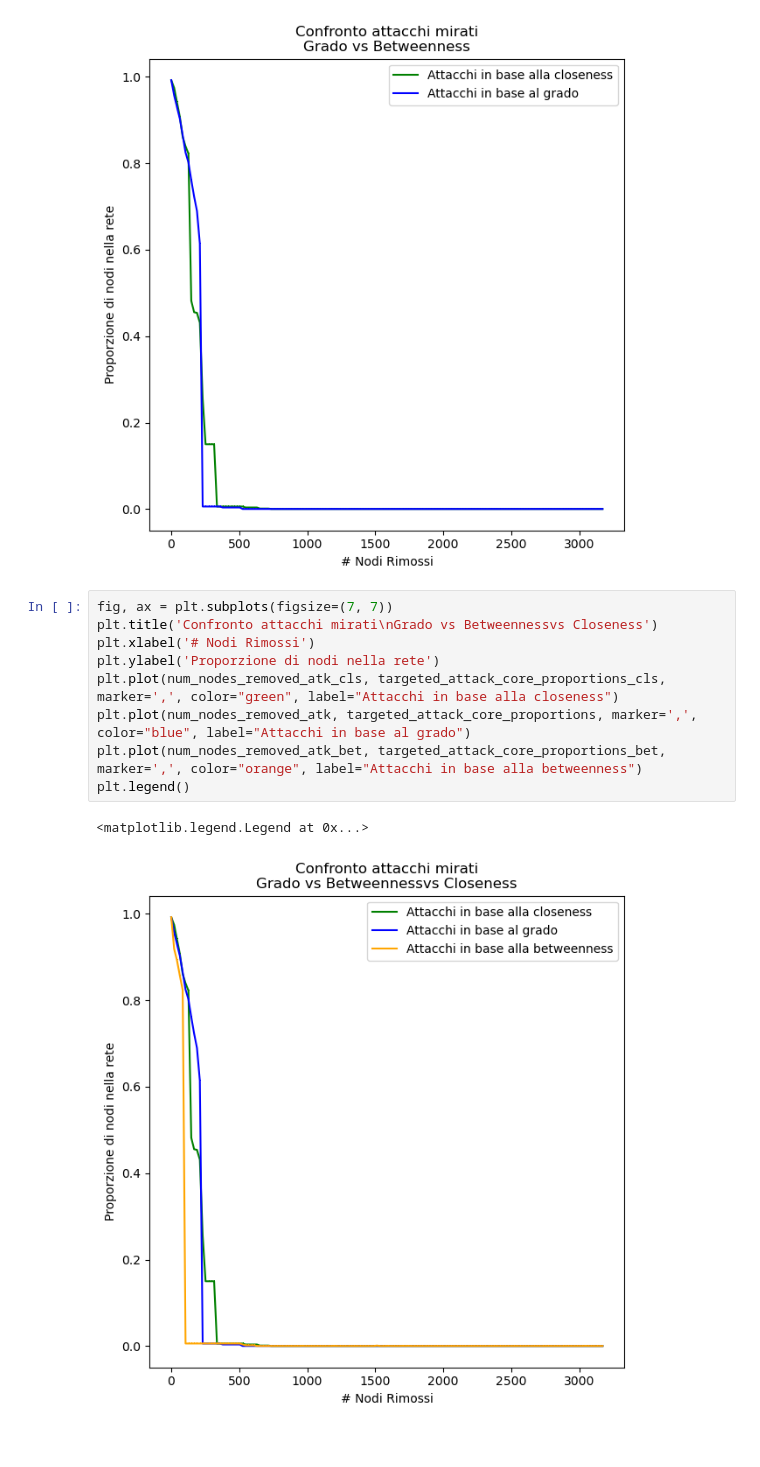
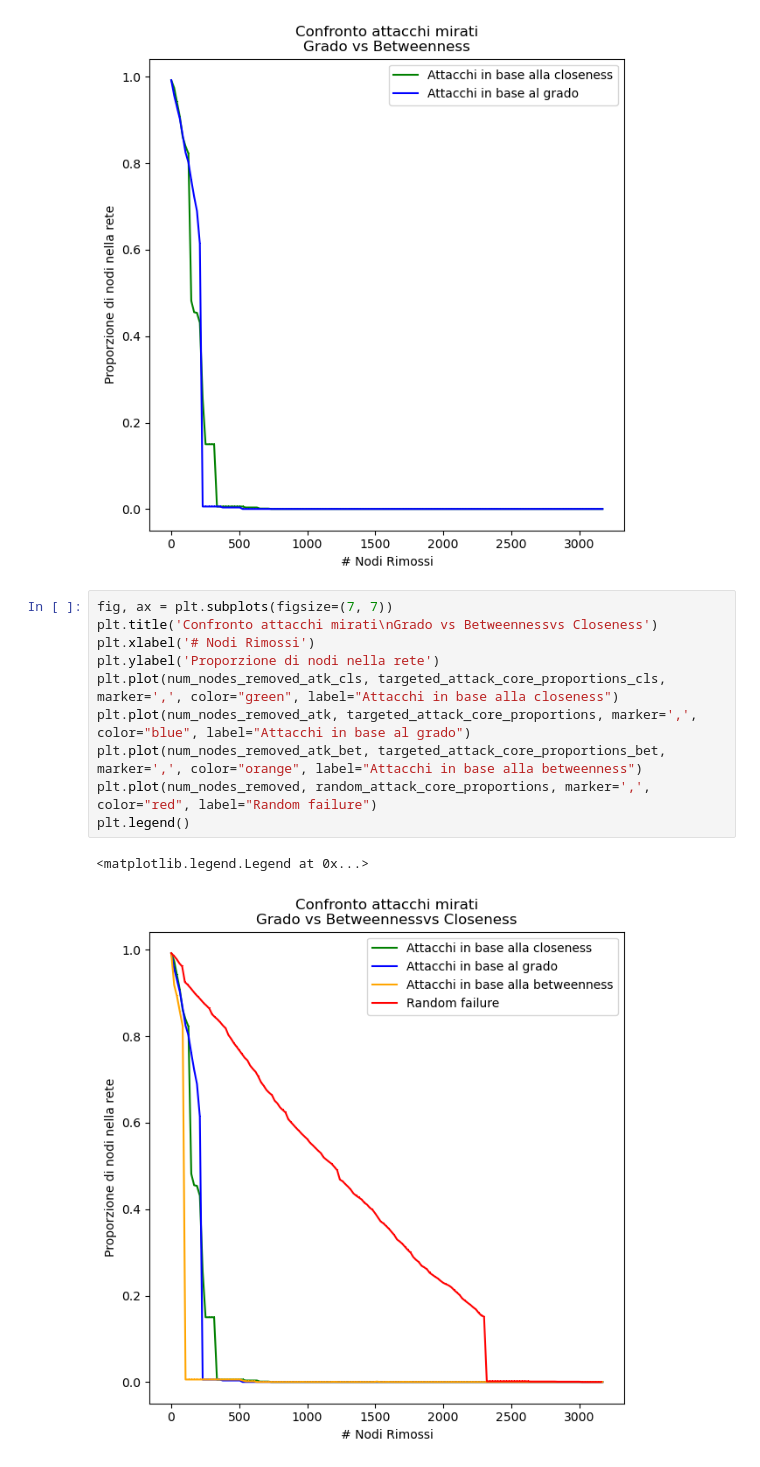
Before and after one commit to Rick8998/ProgettoNetworkScience, a Jupyter notebook: robustezza.ipynb, the cells around one changed output. Cells and saved outputs as stored; diff of their text form.

Commit message:
aggiunto confronto con random failure

```diff
--- a/robustezza.ipynb
+++ b/robustezza.ipynb
@@ -240,12 +240,13 @@ plt.legend()
 # %%
 fig, ax = plt.subplots(figsize=(7, 7))
 plt.title('Confronto attacchi mirati\nGrado vs Betweennessvs Closeness')
 plt.xlabel('# Nodi Rimossi')
 plt.ylabel('Proporzione di nodi nella rete')
 plt.plot(num_nodes_removed_atk_cls, targeted_attack_core_proportions_cls, marker=',', color="green", label="Attacchi in base alla closeness")
 plt.plot(num_nodes_removed_atk, targeted_attack_core_proportions, marker=',', color="blue", label="Attacchi in base al grado")
 plt.plot(num_nodes_removed_atk_bet, targeted_attack_core_proportions_bet, marker=',', color="orange", label="Attacchi in base alla betweenness")
+plt.plot(num_nodes_removed, random_attack_core_proportions, marker=',', color="red", label="Random failure")
 plt.legend()
 # %% [output]
 <matplotlib.legend.Legend at 0x...>
-[figure, old version]
+[figure, new version]
```
